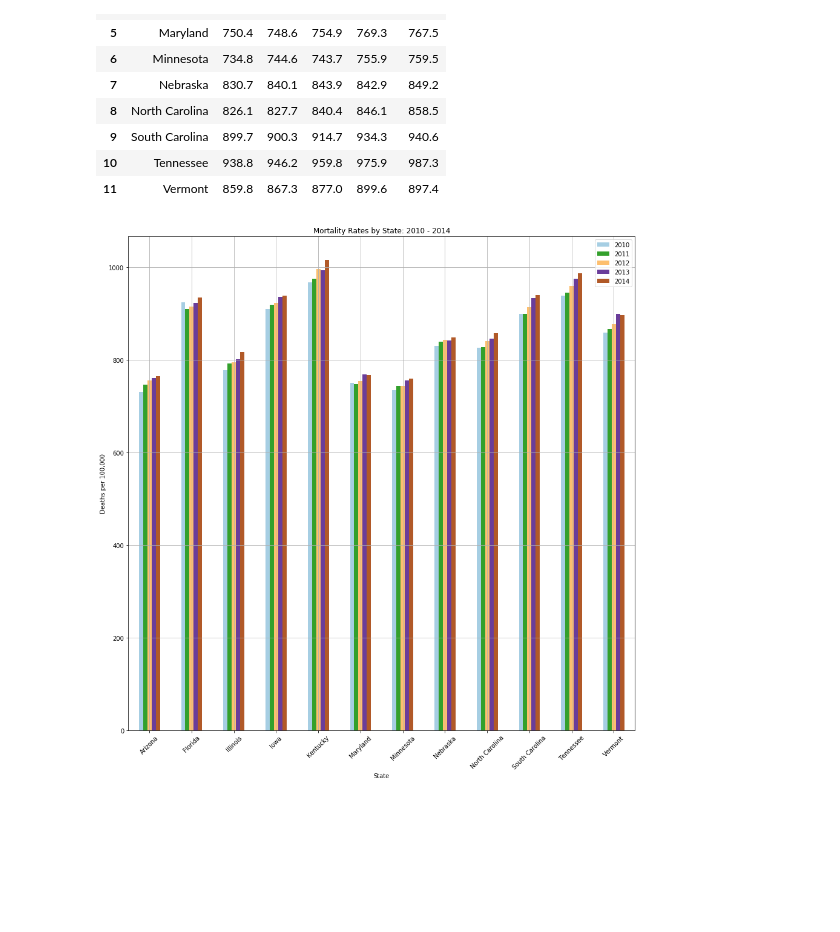
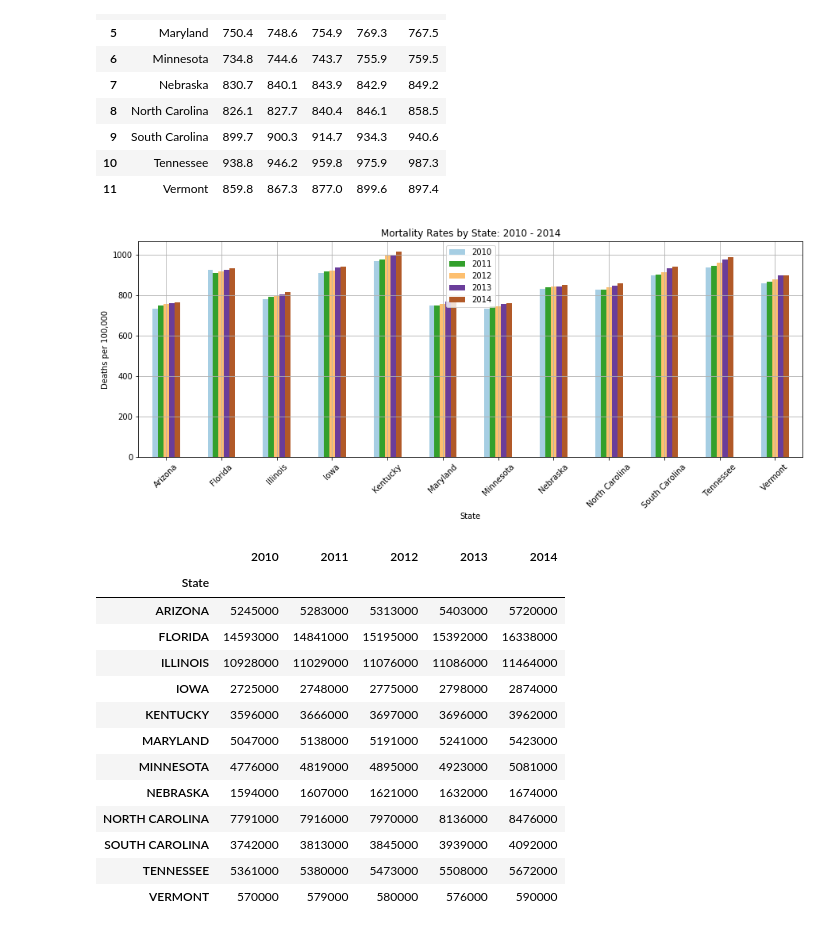
Before and after one commit to TJL30308/DREAM_Project, a Jupyter notebook: Data Exploration Notebook.ipynb, the cells around one changed output. Drawn from its saved outputs; the diff is of its cells as text; code cells hidden in the pictures; blank space fills up the shorter version.

Commit message:
moving files, updating others
moved some files to cleanup; updated data exploration and final analysis

```diff
--- a/Data Exploration Notebook.ipynb
+++ b/Data Exploration Notebook.ipynb
@@ -117,13 +103,38 @@ mortality_df
 # %%
 # Using a bar chart to better visualize the mortality rate per 100,000 by state for each year
 
-mortality_df = mortality_df.set_index('STATE')
-ax = mortality_df.plot.bar(figsize=(15,15), colormap = 'Paired')
+#mortality_df = mortality_df.set_index('STATE')
+
+ax = mortality_df.plot.bar(figsize=(15,5), colormap = 'Paired')
 ax.set_title('Mortality Rates by State: 2010 - 2014')
 ax.set_ylabel('Deaths per 100,000')
 ax.set_xlabel('State')
 plt.xticks(rotation = 45)
 plt.legend(loc = 'best')
 ax.grid()
 # %% [output]
-[figure, old version]
+[figure, new version]
+# %%
+df = pd.read_csv('Resources/hic04_acs_CLEAN.csv')
+df = df.rename(columns = {'Nation/State': 'State'})
+insured = df[df['Coverage'] == 'Any coverage']
+insured = insured.drop(['Coverage'], axis =1)
+insured = insured.set_index('State')
+insured = insured * 1000
+insured.to_csv('Resources/dataframe_insured.csv')
+insured
+# %% [output]
+|  | 2010 | 2011 | 2012 | 2013 | 2014 |
+| State |  |  |  |  |  |
+| ARIZONA | 5245000 | 5283000 | 5313000 | 5403000 | 5720000 |
+| FLORIDA | 14593000 | 14841000 | 15195000 | 15392000 | 16338000 |
+| ILLINOIS | 10928000 | 11029000 | 11076000 | 11086000 | 11464000 |
+| IOWA | 2725000 | 2748000 | 2775000 | 2798000 | 2874000 |
+| KENTUCKY | 3596000 | 3666000 | 3697000 | 3696000 | 3962000 |
+| MARYLAND | 5047000 | 5138000 | 5191000 | 5241000 | 5423000 |
+| MINNESOTA | 4776000 | 4819000 | 4895000 | 4923000 | 5081000 |
+| NEBRASKA | 1594000 | 1607000 | 1621000 | 1632000 | 1674000 |
+| NORTH CAROLINA | 7791000 | 7916000 | 7970000 | 8136000 | 8476000 |
+| SOUTH CAROLINA | 3742000 | 3813000 | 3845000 | 3939000 | 4092000 |
+| TENNESSEE | 5361000 | 5380000 | 5473000 | 5508000 | 5672000 |
+| VERMONT | 570000 | 579000 | 580000 | 576000 | 590000 |
```
Also changed, not shown: parts of 13 cells of this notebook, 3 other files.
